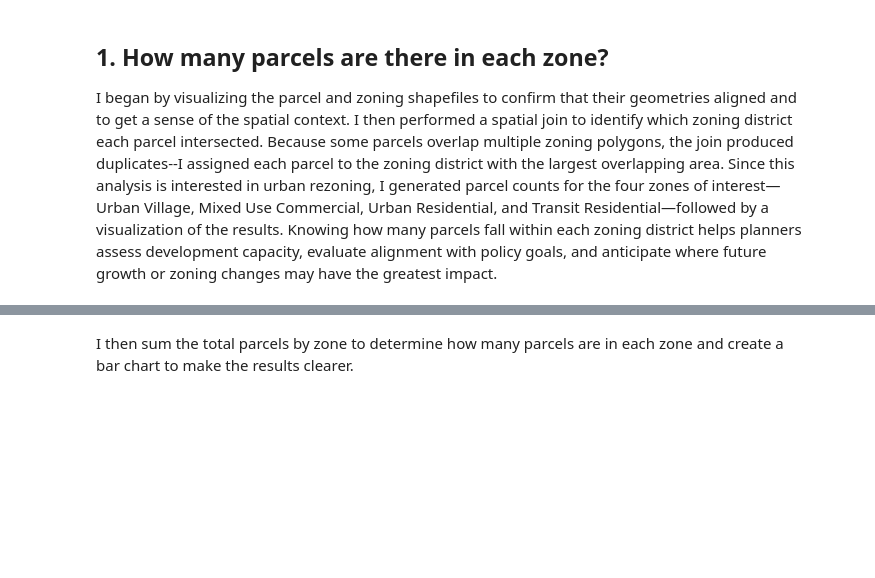
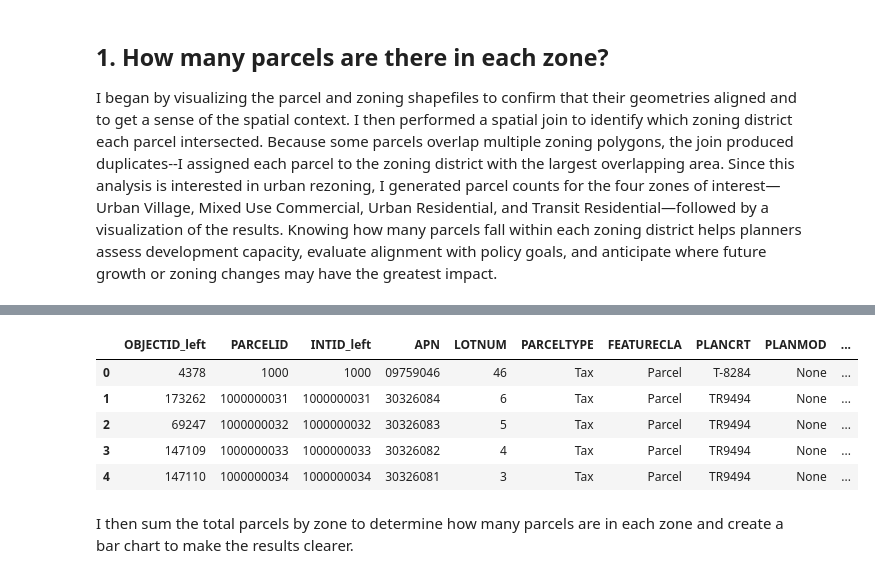
Before and after one commit to kaseyzapatka/sanjose_transit_equity, a Jupyter notebook: code/02_exploratory.ipynb, the cells around one changed output, grey strips where cells are left out. Saved outputs shown, nothing was run; the diff lists cells and outputs as text; code cells hidden in the pictures; blank space fills up the shorter version.

```diff
--- a/code/02_exploratory.ipynb
+++ b/code/02_exploratory.ipynb
@@ -65,3 +234,13 @@ zoning4.plot(ax = ax, column = 'ZONING', legend = True)
+# %%
+#zoning[["ZONING", "zoning_planned"]].head()
+parcels.head()
+# %% [output]
+|  | OBJECTID_left | PARCELID | INTID_left | APN | LOTNUM | PARCELTYPE | FEATURECLA | PLANCRT | PLANMOD | ... |
+| 0 | 4378 | 1000 | 1000 | 09759046 | 46 | Tax | Parcel | T-8284 | None | ... |
+| 1 | 173262 | 1000000031 | 1000000031 | 30326084 | 6 | Tax | Parcel | TR9494 | None | ... |
+| 2 | 69247 | 1000000032 | 1000000032 | 30326083 | 5 | Tax | Parcel | TR9494 | None | ... |
+| 3 | 147109 | 1000000033 | 1000000033 | 30326082 | 4 | Tax | Parcel | TR9494 | None | ... |
+| 4 | 147110 | 1000000034 | 1000000034 | 30326081 | 3 | Tax | Parcel | TR9494 | None | ... |
 # %% [markdown]
 I then sum the total parcels by zone to determine how many parcels are in each zone and create a bar chart to make the results clearer.
 # %%
```
Also changed, not shown: parts of 13 cells of this notebook.
